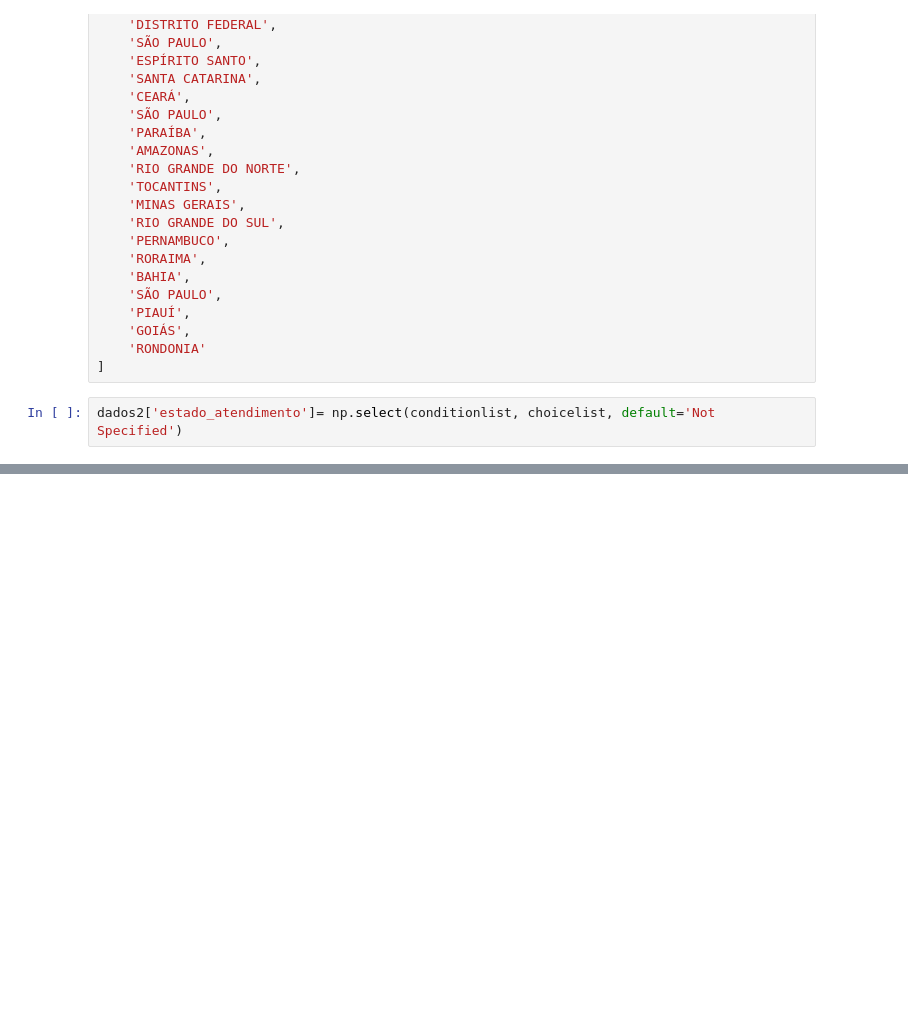
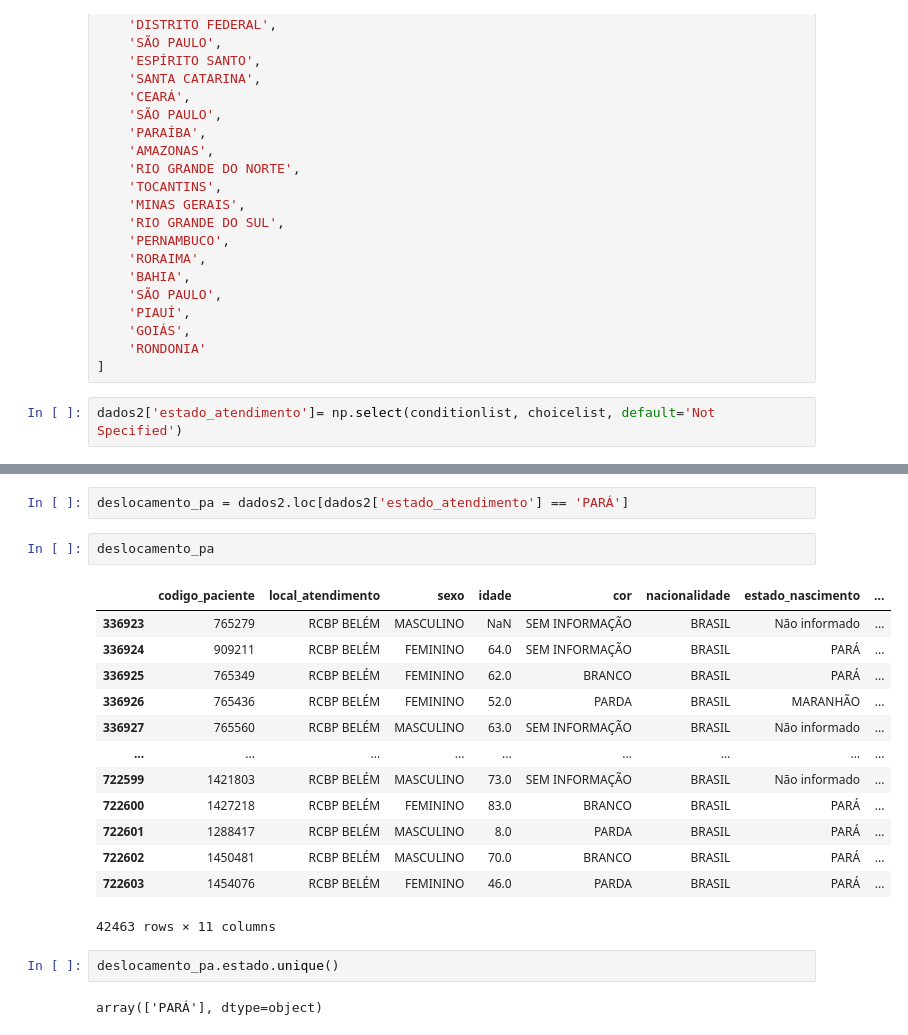
Before and after one commit to AnaPaulaPAraujo/analise_dados_cancer_brasil, a Jupyter notebook: analise_geral.ipynb, the cells around one changed output, grey strips where cells are left out. Drawn from its saved outputs; the diff is of its cells as text; blank space fills up the shorter version.

```diff
--- a/analise_geral.ipynb
+++ b/analise_geral.ipynb
@@ -404,0 +476,22 @@ dados2.head()
+# %%
+deslocamento_pa = dados2.loc[dados2['estado_atendimento'] == 'PARÁ']
+# %%
+deslocamento_pa
+# %% [output]
+|  | codigo_paciente | local_atendimento | sexo | idade | cor | nacionalidade | estado_nascimento | ... |
+| 336923 | 765279 | RCBP BELÉM | MASCULINO | NaN | SEM INFORMAÇÃO | BRASIL | Não informado | ... |
+| 336924 | 909211 | RCBP BELÉM | FEMININO | 64.0 | SEM INFORMAÇÃO | BRASIL | PARÁ | ... |
+| 336925 | 765349 | RCBP BELÉM | FEMININO | 62.0 | BRANCO | BRASIL | PARÁ | ... |
+| 336926 | 765436 | RCBP BELÉM | FEMININO | 52.0 | PARDA | BRASIL | MARANHÃO | ... |
+| 336927 | 765560 | RCBP BELÉM | MASCULINO | 63.0 | SEM INFORMAÇÃO | BRASIL | Não informado | ... |
+| ... | ... | ... | ... | ... | ... | ... | ... | ... |
+| 722599 | 1421803 | RCBP BELÉM | MASCULINO | 73.0 | SEM INFORMAÇÃO | BRASIL | Não informado | ... |
+| 722600 | 1427218 | RCBP BELÉM | FEMININO | 83.0 | BRANCO | BRASIL | PARÁ | ... |
+| 722601 | 1288417 | RCBP BELÉM | MASCULINO | 8.0 | PARDA | BRASIL | PARÁ | ... |
+| 722602 | 1450481 | RCBP BELÉM | MASCULINO | 70.0 | BRANCO | BRASIL | PARÁ | ... |
+| 722603 | 1454076 | RCBP BELÉM | FEMININO | 46.0 | PARDA | BRASIL | PARÁ | ... |
+42463 rows × 11 columns
+# %%
+deslocamento_pa.estado.unique()
+# %% [output]
+array(['PARÁ'], dtype=object)
```
Also changed, not shown: parts of 10 cells of this notebook.
